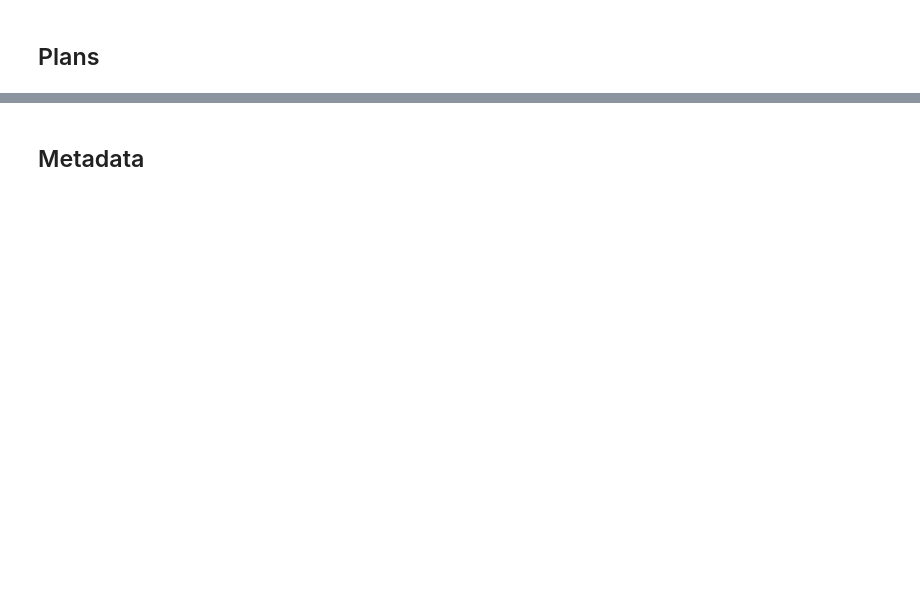
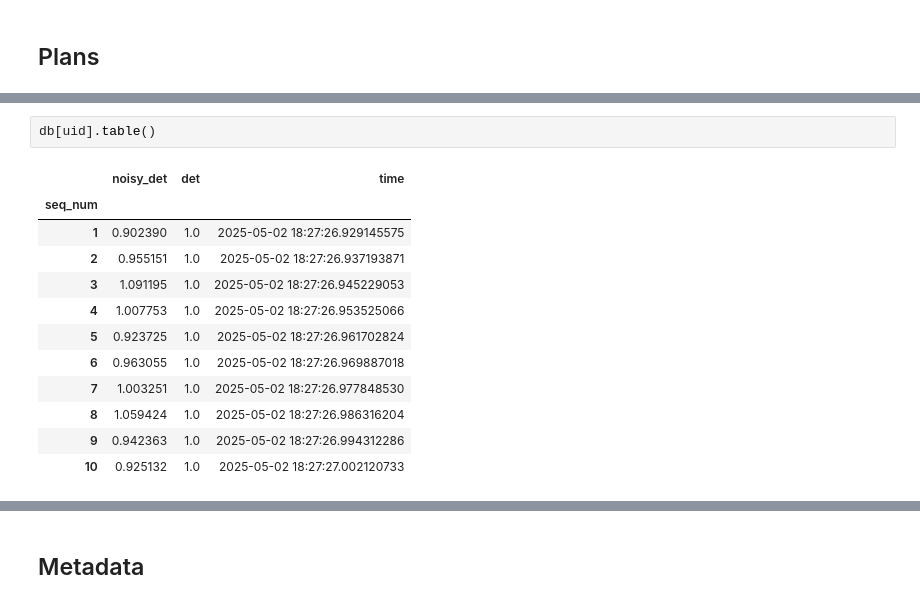
Before and after one commit to NSLS2/bluesky-training-2025-2, a Jupyter notebook: Week4/Week4-Basics-of-Bluesky.ipynb, the cells around one changed output, grey strips where cells are left out. Cells and saved outputs as stored; diff of their text form; blank space fills up the shorter version.

```diff
--- a/Week4/Week4-Basics-of-Bluesky.ipynb
+++ b/Week4/Week4-Basics-of-Bluesky.ipynb
@@ -20,0 +100,15 @@ Ellipsis
+# %%
+db[uid].table()
+# %% [output]
+|  | noisy_det | det | time |
+| seq_num |  |  |  |
+| 1 | 0.902390 | 1.0 | 2025-05-02 18:27:26.929145575 |
+| 2 | 0.955151 | 1.0 | 2025-05-02 18:27:26.937193871 |
+| 3 | 1.091195 | 1.0 | 2025-05-02 18:27:26.945229053 |
+| 4 | 1.007753 | 1.0 | 2025-05-02 18:27:26.953525066 |
+| 5 | 0.923725 | 1.0 | 2025-05-02 18:27:26.961702824 |
+| 6 | 0.963055 | 1.0 | 2025-05-02 18:27:26.969887018 |
+| 7 | 1.003251 | 1.0 | 2025-05-02 18:27:26.977848530 |
+| 8 | 1.059424 | 1.0 | 2025-05-02 18:27:26.986316204 |
+| 9 | 0.942363 | 1.0 | 2025-05-02 18:27:26.994312286 |
+| 10 | 0.925132 | 1.0 | 2025-05-02 18:27:27.002120733 |
```
Also changed, not shown: parts of 31 cells of this notebook.
